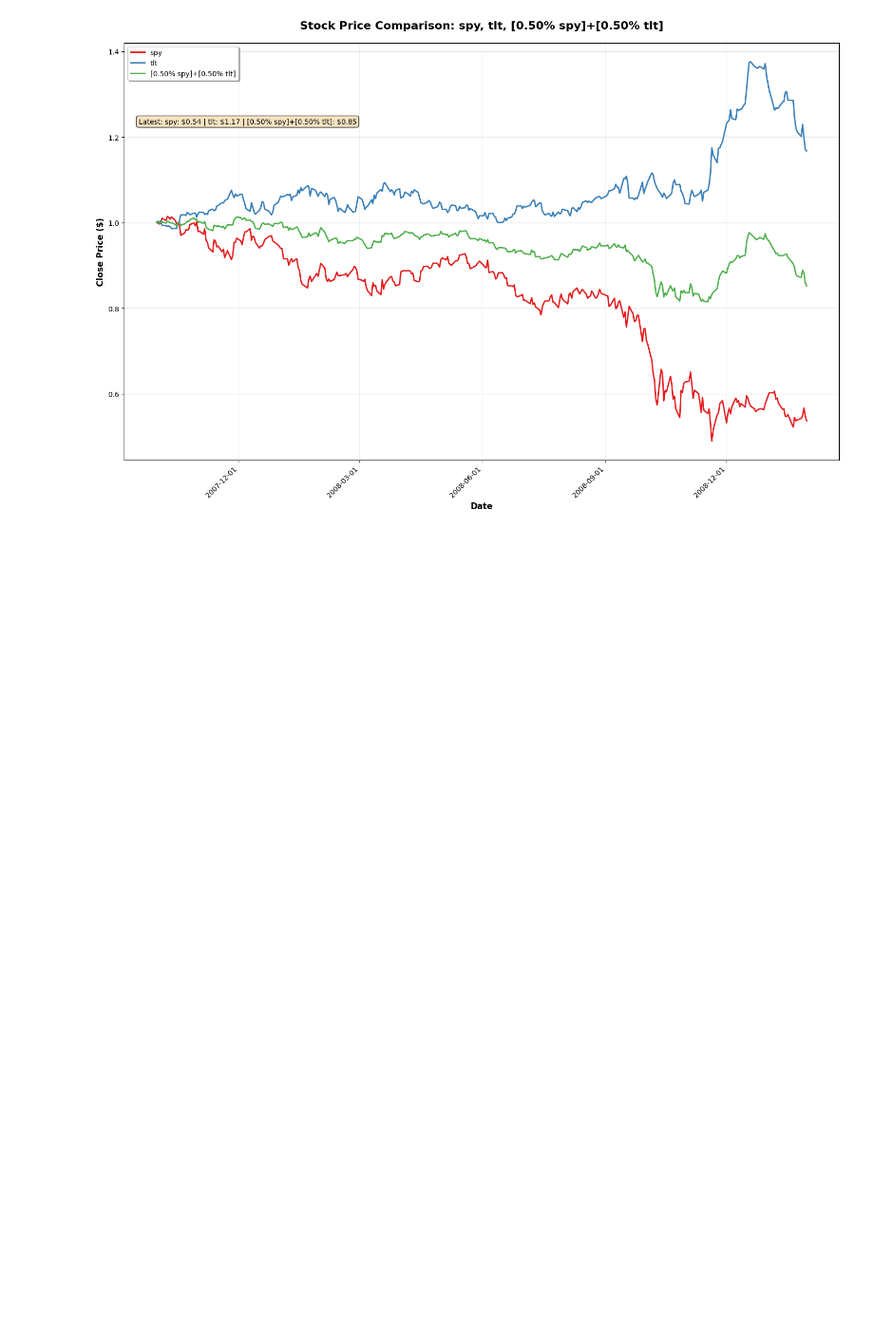
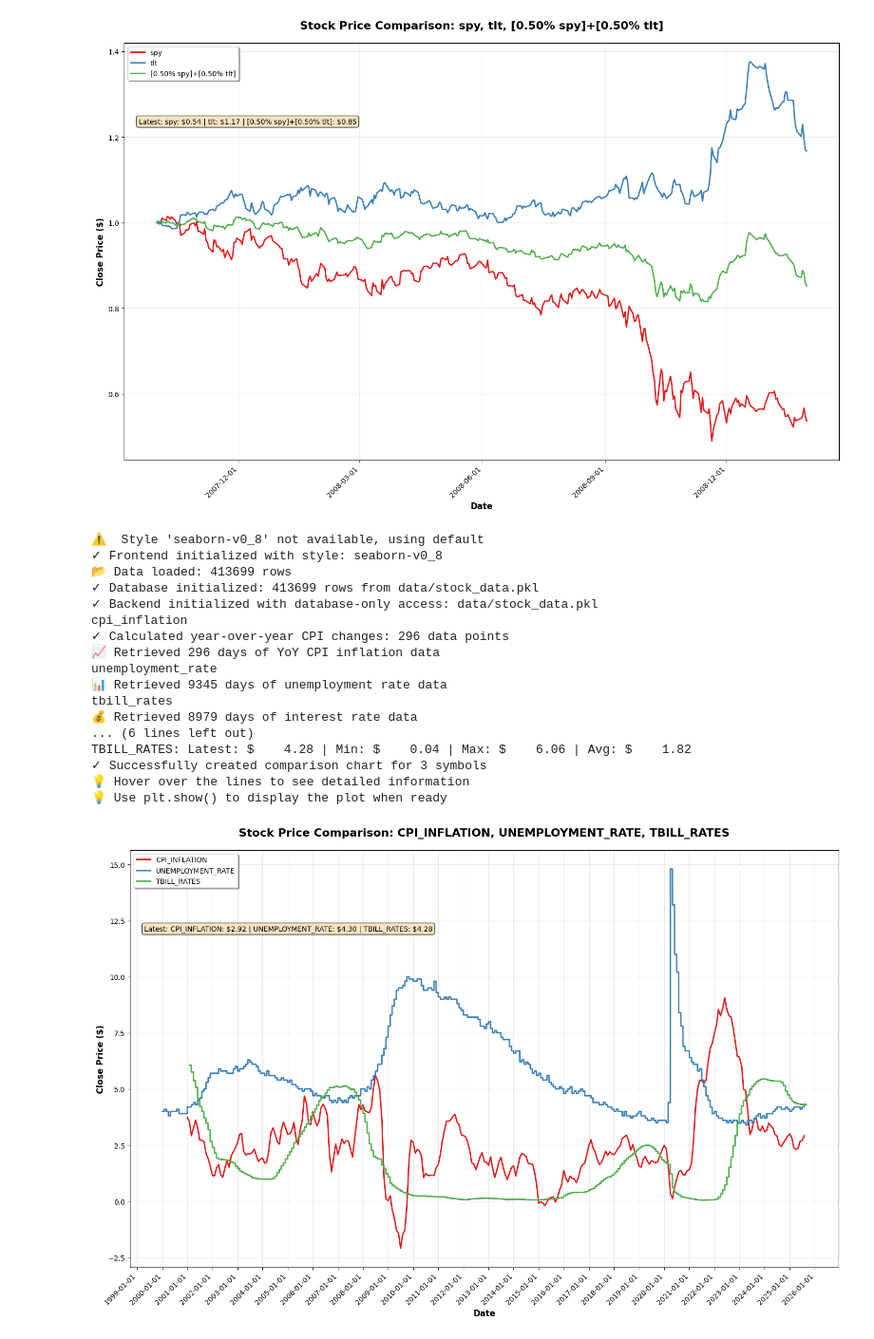
Before and after one commit to farrellsc/StockAnalysis, a Jupyter notebook: playground.ipynb, the cells around one changed output. Shown at 95% size. Drawn from its saved outputs; the diff is of its cells as text; code cells hidden in the pictures; blank space fills up the shorter version.

```diff
--- a/playground.ipynb
+++ b/playground.ipynb
@@ -385,4 +397,23 @@ dfs = plot_prices_projected(symbols=['spy', 'tlt'], weights=[0.5, 0.5], start_da
 💡 Use plt.show() to display the plot when ready
 [figure]
 # %%
-dfs
+dfs = plot_prices(symbols=['CPI_INFLATION', 'UNEMPLOYMENT_RATE', 'TBILL_RATES'], start_date='2000-01-01', end_date='2025-12-01', normalize=False)
+# %% [output]
+⚠️  Style 'seaborn-v0_8' not available, using default
+✓ Frontend initialized with style: seaborn-v0_8
+📂 Data loaded: 413699 rows
+✓ Database initialized: 413699 rows from data/stock_data.pkl
+✓ Backend initialized with database-only access: data/stock_data.pkl
+cpi_inflation
+✓ Calculated year-over-year CPI changes: 296 data points
+📈 Retrieved 296 days of YoY CPI inflation data
+unemployment_rate
+📊 Retrieved 9345 days of unemployment rate data
+tbill_rates
+💰 Retrieved 8979 days of interest rate data
+... (6 lines left out)
+TBILL_RATES: Latest: $    4.28 | Min: $    0.04 | Max: $    6.06 | Avg: $    1.82
+✓ Successfully created comparison chart for 3 symbols
+💡 Hover over the lines to see detailed information
+💡 Use plt.show() to display the plot when ready
+[figure, added]
```
Also changed, not shown: parts of 8 cells of this notebook, 2 other files.
